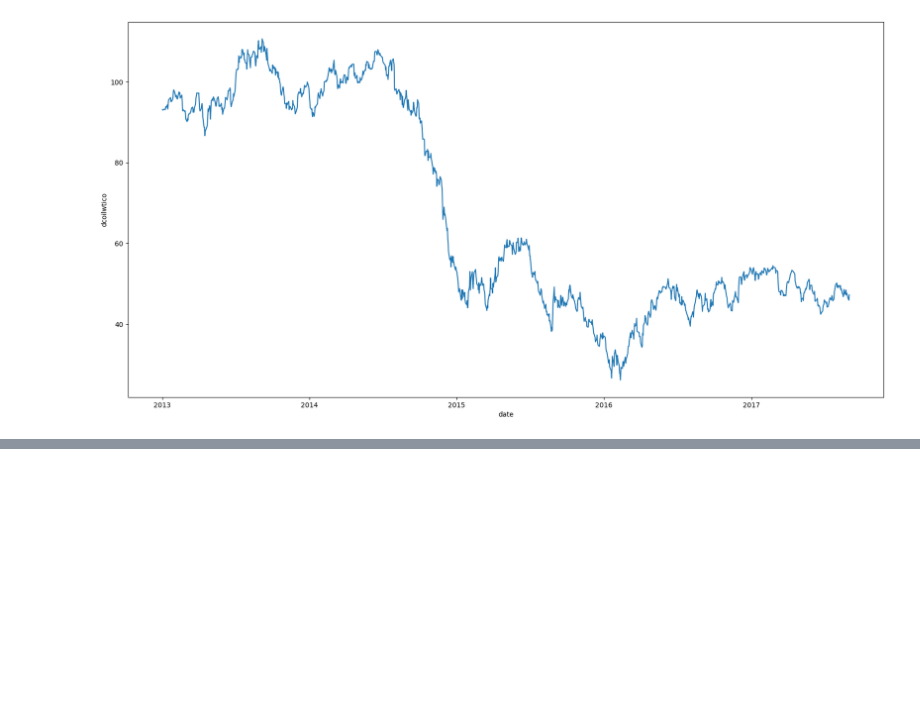
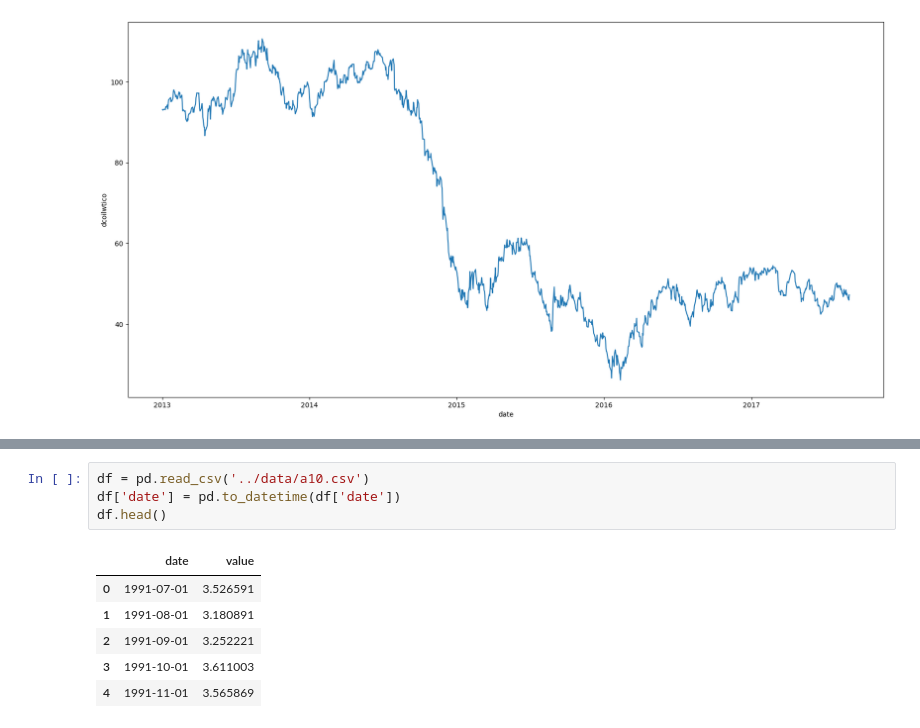
Before and after one commit to lhduc94/timeseries, a Jupyter notebook: notebooks/read_data.ipynb, the cells around one changed output, grey strips where cells are left out. Drawn from its saved outputs; the diff is of its cells as text; blank space fills up the shorter version.

```diff
--- a/notebooks/read_data.ipynb
+++ b/notebooks/read_data.ipynb
@@ -71,0 +107,11 @@ df.head()
+# %%
+df = pd.read_csv('../data/a10.csv')
+df['date'] = pd.to_datetime(df['date'])
+df.head()
+# %% [output]
+|  | date | value |
+| 0 | 1991-07-01 | 3.526591 |
+| 1 | 1991-08-01 | 3.180891 |
+| 2 | 1991-09-01 | 3.252221 |
+| 3 | 1991-10-01 | 3.611003 |
+| 4 | 1991-11-01 | 3.565869 |
```
Also changed, not shown: parts of 5 cells of this notebook, 7 other files.
